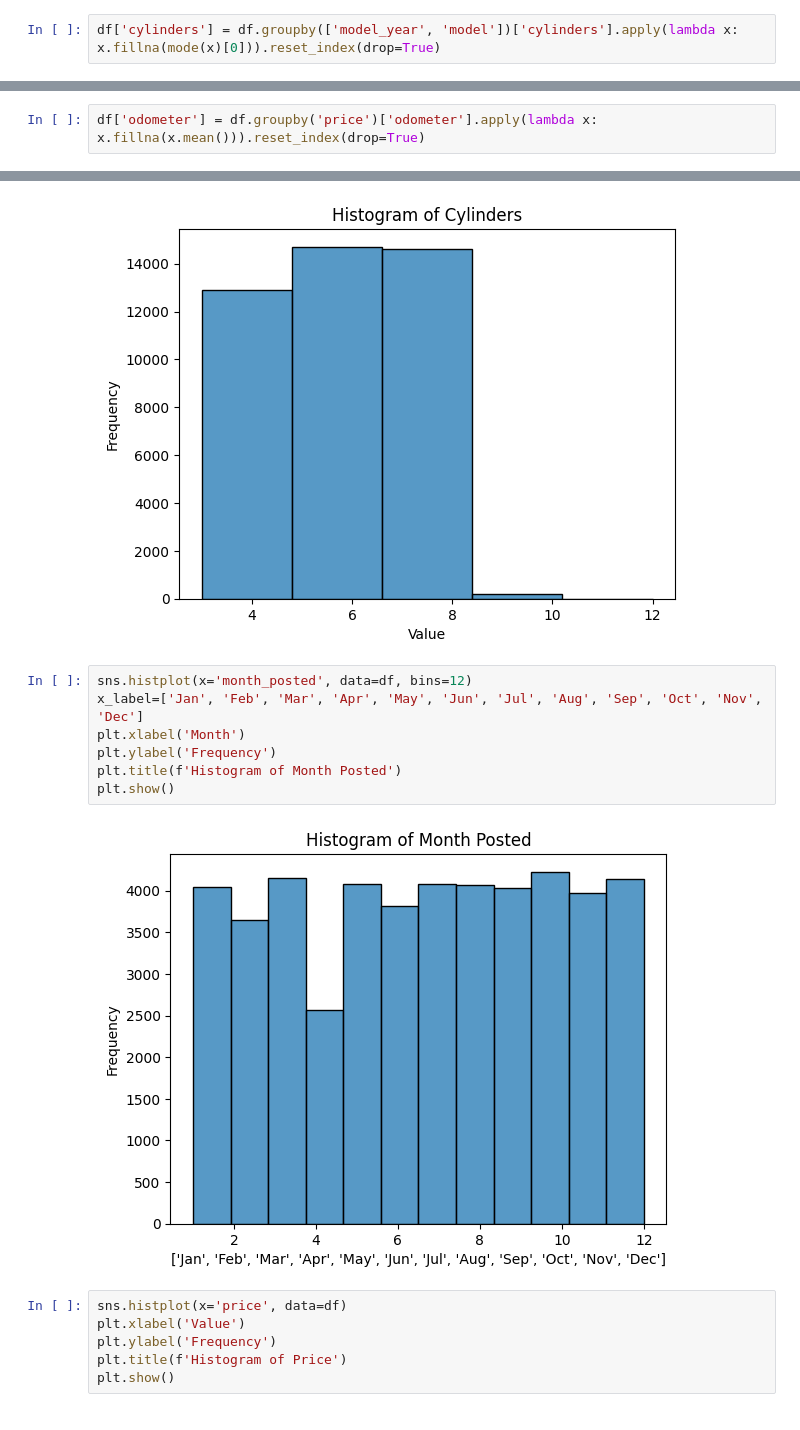
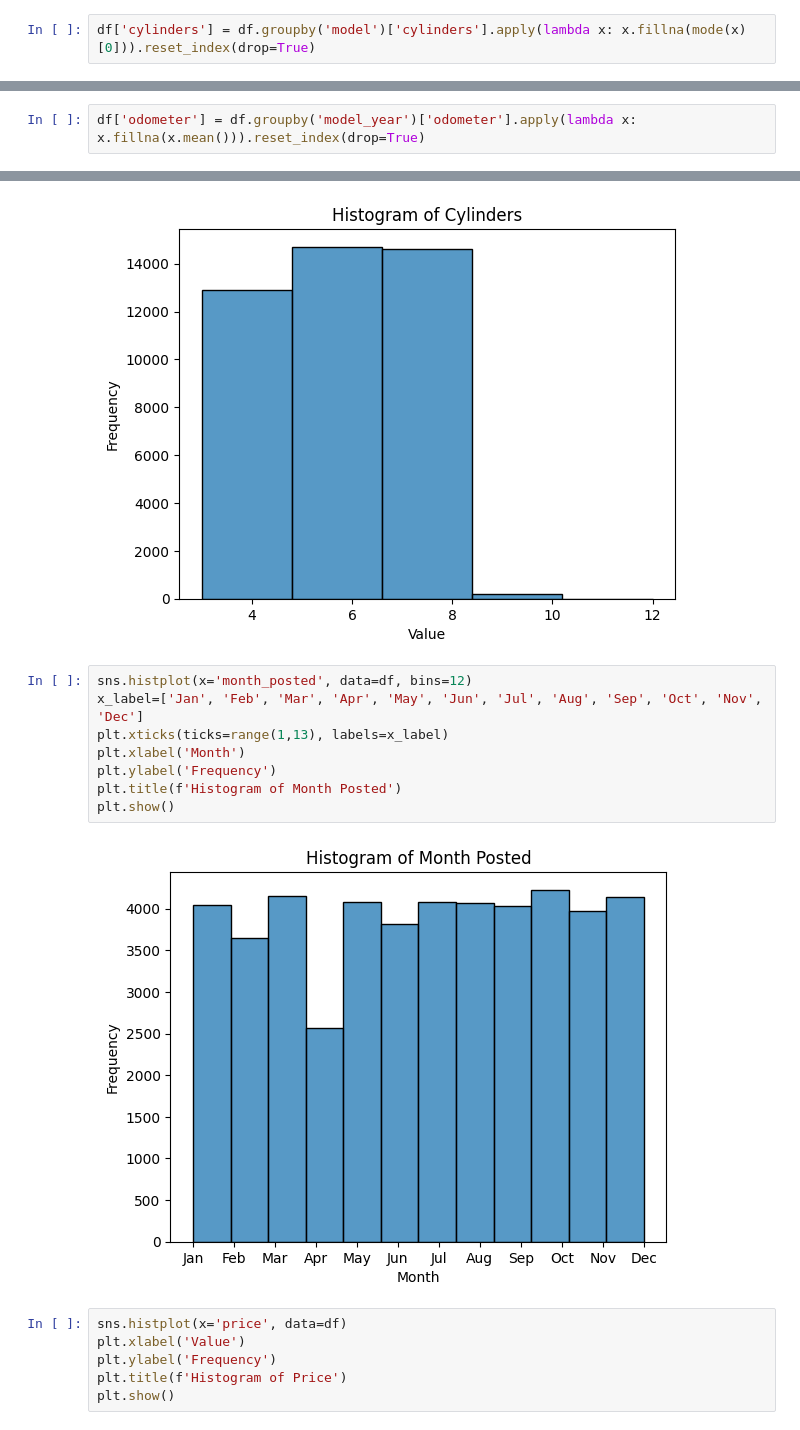
Before and after one commit to TirsoPaneque/SoftwareDevelopmentToolsProject, a Jupyter notebook: notebooks/EDA.ipynb, the cells around one changed output, grey strips where cells are left out. Drawn from its saved outputs; the diff is of its cells as text.

```diff
--- a/notebooks/EDA.ipynb
+++ b/notebooks/EDA.ipynb
@@ -293,7 +293,7 @@ df['model_year'].shape[0]-df['model_year'].count()
 # %% [markdown]
 Gonna use the model_year and the model columns to fill the cylinders and the mode since this is more a categorical than a numerical column
 # %%
-df['cylinders'] = df.groupby(['model_year', 'model'])['cylinders'].apply(lambda x: x.fillna(mode(x)[0])).reset_index(drop=True)
+df['cylinders'] = df.groupby('model')['cylinders'].apply(lambda x: x.fillna(mode(x)[0])).reset_index(drop=True)
 # %%
 df['cylinders'].shape[0]-df['cylinders'].count()
 # %% [output]
@@ -315,7 +315,7 @@ df.describe()
 # %% [markdown]
 For the odometer im gonna use the price column
 # %%
-df['odometer'] = df.groupby('price')['odometer'].apply(lambda x: x.fillna(x.mean())).reset_index(drop=True)
+df['odometer'] = df.groupby('model_year')['odometer'].apply(lambda x: x.fillna(x.mean())).reset_index(drop=True)
 # %%
 df['odometer'].shape[0]-df['odometer'].count()
 # %% [output]
@@ -370,12 +370,13 @@ plt.show()
 # %%
 sns.histplot(x='month_posted', data=df, bins=12)
 x_label=['Jan', 'Feb', 'Mar', 'Apr', 'May', 'Jun', 'Jul', 'Aug', 'Sep', 'Oct', 'Nov', 'Dec']
+plt.xticks(ticks=range(1,13), labels=x_label)
 plt.xlabel('Month')
 plt.ylabel('Frequency')
 plt.title(f'Histogram of Month Posted')
 plt.show()
 # %% [output]
-[figure, old version]
+[figure, new version]
 # %%
 sns.histplot(x='price', data=df)
 plt.xlabel('Value')
```
Also changed, not shown: parts of 2 cells of this notebook, 1 other file.
